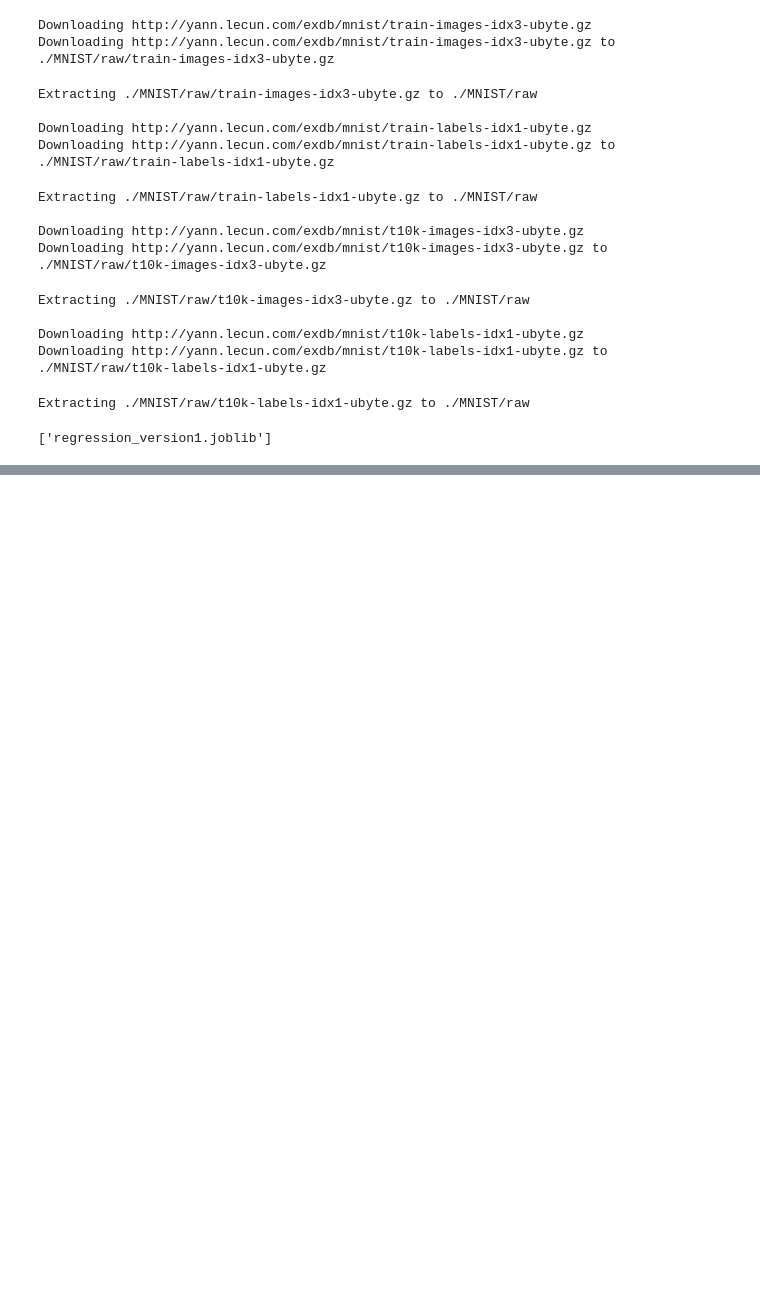
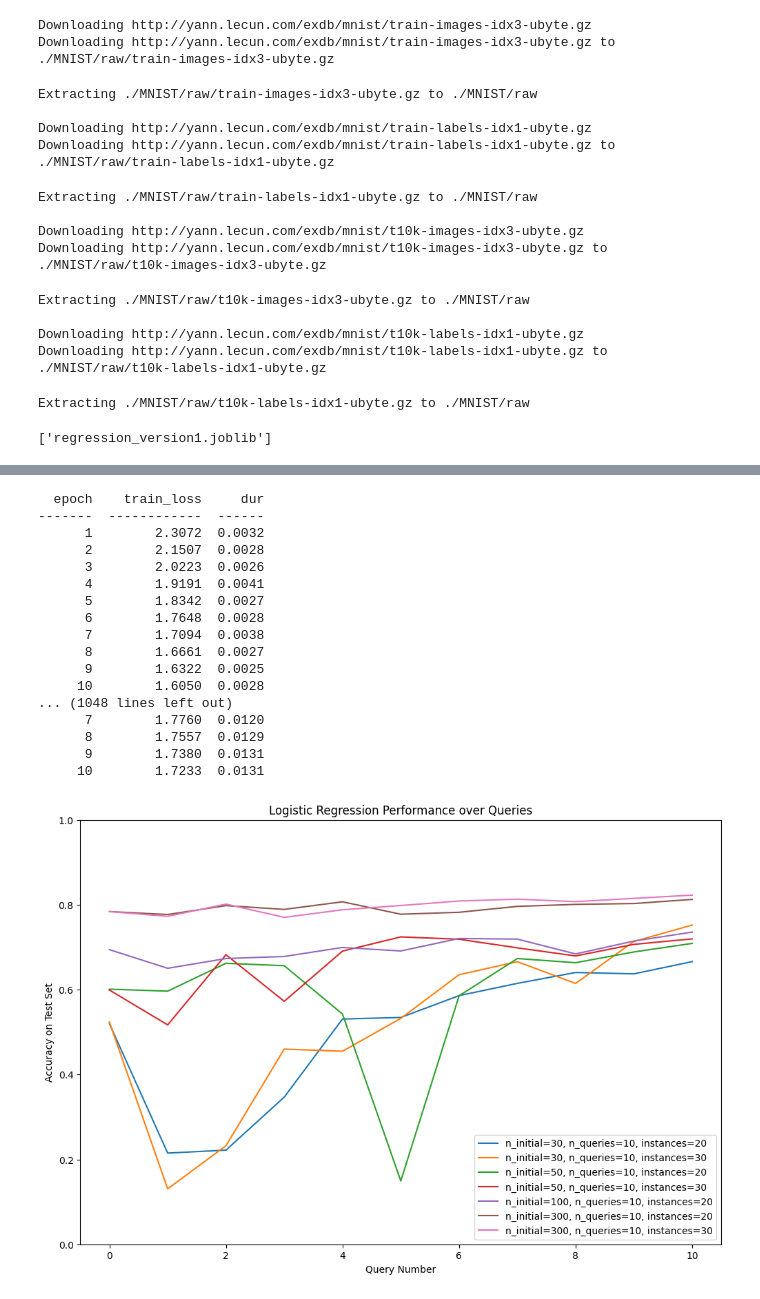
Before and after one commit to saimasharleen/Active-Learning-Strategies-Across-Diverse-Machine-Learning-Models, a Jupyter notebook: MNIST_logistic_Regression.ipynb, the cells around one changed output, grey strips where cells are left out. Cells and saved outputs as stored; diff of their text form; code cells hidden in the pictures; blank space fills up the shorter version.

```diff
--- a/MNIST_logistic_Regression.ipynb
+++ b/MNIST_logistic_Regression.ipynb
@@ -348 +351,81 @@ Weighted F1-score:  0.8113138909790394
 ---------------------------------
+# %%
+import matplotlib.pyplot as plt
+
+# AL_Retrain function with performance tracking
+def AL_Retrain(n_initial, n_queries, instances, x_train, y_train, x_test, y_test):
+    # Splitting initial training data
+    x_initial, x_pool, y_initial, y_pool = train_test_split(x_train, y_train, train_size=n_initial, random_state=0, stratify=y_train)
+    x_initial = x_initial.reshape(len(x_initial), 1, 28, 28)
+    x_pool = x_pool.reshape(len(x_pool), 1, 28, 28)
+
+    # Load the logistic regression model
+    filename = "regression_version1.joblib"
+    classifier = joblib.load(filename)
+
+    # Initialize Active Learner
+    learner = ActiveLearner(
+        estimator=classifier,
+        query_strategy=uncertainty_sampling,
+        X_training=x_initial, y_training=y_initial, epochs=10
+    )
+
+    # Track the performance after each query
+    performance_history = [accuracy_score(y_test, learner.predict(x_test))]
+
+    # Active Learning Loop
+    for idx in range(n_queries):
+        query_idx, query_instance = learner.query(x_pool, n_instances=instances)
+        learner.teach(X=x_pool[query_idx], y=y_pool[query_idx])
+        x_pool = np.delete(x_pool, query_idx, axis=0)
+        y_pool = np.delete(y_pool, query_idx, axis=0)
+
+        # Record the new performance
+        new_score = accuracy_score(y_test, learner.predict(x_test))
+        performance_history.append(new_score)
+
+    return performance_history
+
+# Define the configurations
+configurations = [
+    (30, 10, 20),
+    (30, 10, 30),
+    (50, 10, 20),
+    (50, 10, 30),
+    (100, 10, 20),
+    (300, 10, 20),
+    (300, 10, 30)
+]
+
+# Run and plot each configuration
+plt.figure(figsize=(12, 8))
+for config in configurations:
+    n_initial, n_queries, instances = config
+    performance_history = AL_Retrain(n_initial, n_queries, instances, x_train, y_train, x_test, y_test)
+    plt.plot(performance_history, label=f'n_initial={n_initial}, n_queries={n_queries}, instances={instances}')
+
+plt.title("Logistic Regression Performance over Queries")
+plt.xlabel("Query Number")
+plt.ylabel("Accuracy on Test Set")
+plt.legend()
+plt.ylim(0, 1)
+plt.show()
+# %% [output]
+  epoch    train_loss     dur
+-------  ------------  ------
+      1        2.3072  0.0032
+      2        2.1507  0.0028
+      3        2.0223  0.0026
+      4        1.9191  0.0041
+      5        1.8342  0.0027
+      6        1.7648  0.0028
+      7        1.7094  0.0038
+      8        1.6661  0.0027
+      9        1.6322  0.0025
+     10        1.6050  0.0028
+... (1048 lines left out)
+      7        1.7760  0.0120
+      8        1.7557  0.0129
+      9        1.7380  0.0131
+     10        1.7233  0.0131
+[figure, added]
```
Also changed, not shown: parts of 10 cells of this notebook.
